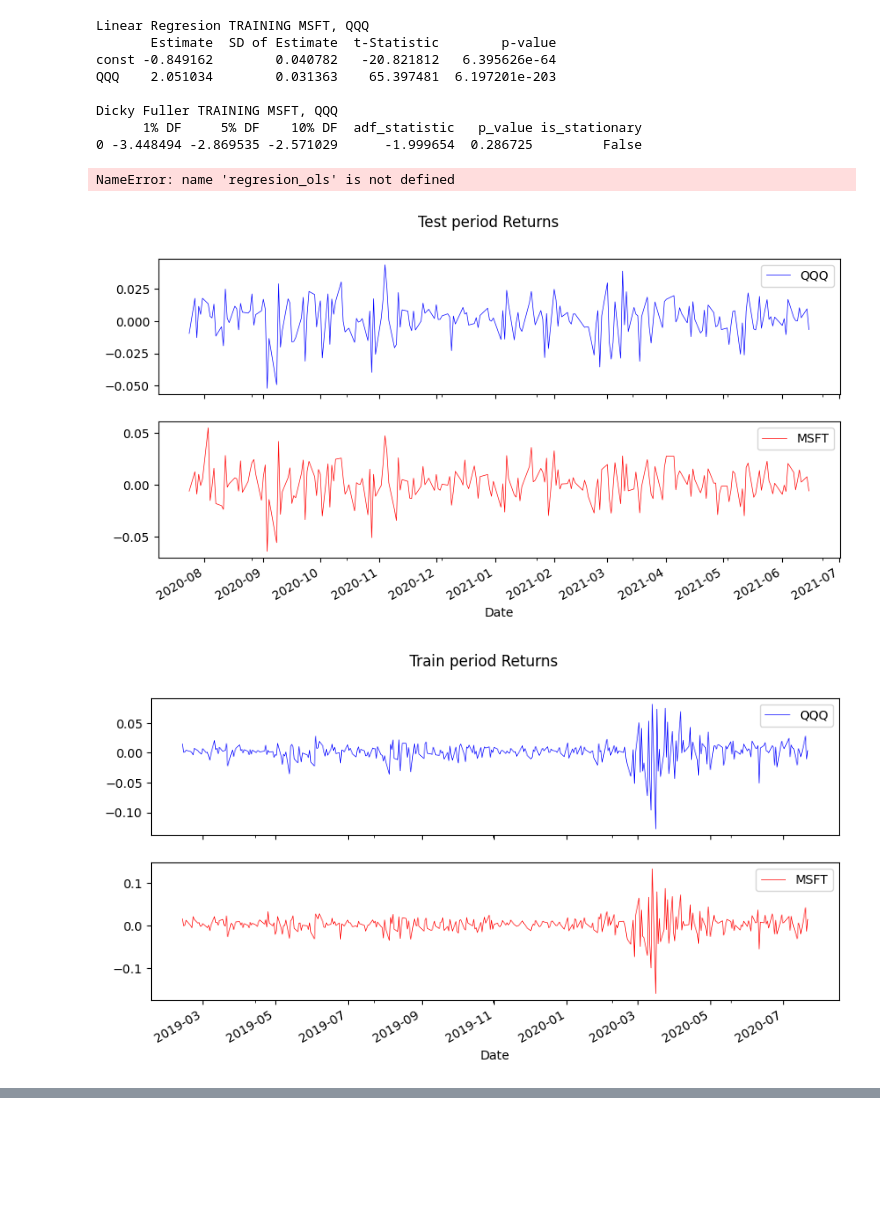
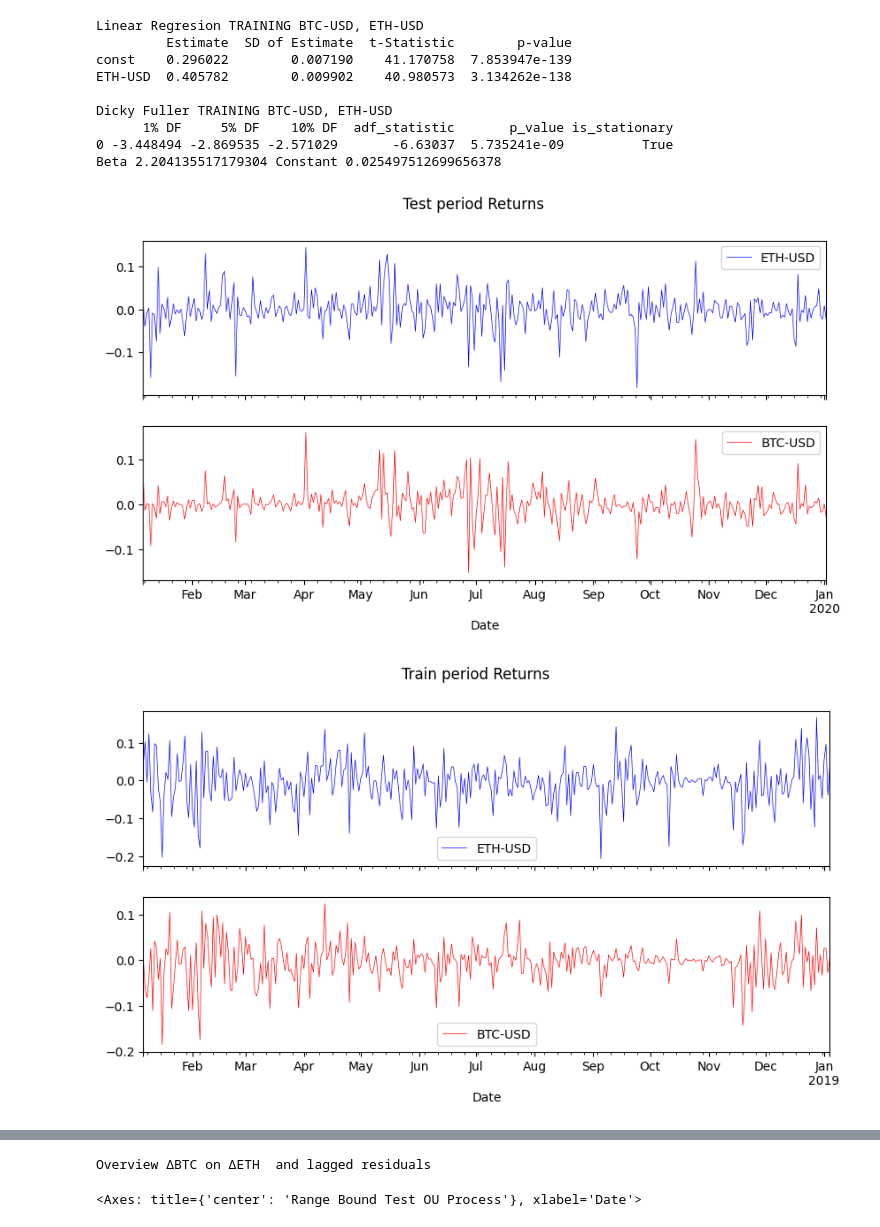
Before and after one commit to george-lyons/PairsTrading, a Jupyter notebook: test_report_set.ipynb, the cells around one changed output, grey strips where cells are left out. Saved outputs shown, nothing was run; the diff lists cells and outputs as text; code cells hidden in the pictures; blank space fills up the shorter version.

```diff
--- a/test_report_set.ipynb
+++ b/test_report_set.ipynb
@@ -18,7 +22,7 @@ import statsmodels.api as sm
 # %%
 # tickers = ["DPZ", "AAPL", "GOOG", "AMD", "GME", "SPY", "NFLX", "BA", "WMT", "GS", "XOM", "META", "BRK-B", "MSFT", "QQQ"]
-# tickers = ["BTC-USD", "ETH-USD"]
-tickers = ["MSFT", "QQQ"]
+tickers = ["BTC-USD", "ETH-USD"]
+# tickers = ["MSFT", "QQQ"]
 
 start_date = datetime(2018, 1, 1)
 end_date = datetime(2024, 1, 27)
@@ -53,11 +140,11 @@ tickData.head(50)
 # %%
 import matplotlib.pyplot as plt
 
-y_norm = normalize_start_1(tickData['MSFT'])
-x_norm = normalize_start_1(tickData['QQQ'])
+y_norm = normalize_start_1(tickData['BTC-USD'])
+x_norm = normalize_start_1(tickData['ETH-USD'])
 
-# x_train, y_train, x_test, y_test = get_pivoted_test_train_data(y_norm, x_norm, end_look_back_date='2019-01-03', lookback_period=365)
-x_train, y_train, x_test, y_test = get_pivoted_test_train_data(y_norm, x_norm, end_look_back_date='2020-01-03', lookback_period=365)
+x_train, y_train, x_test, y_test = get_pivoted_test_train_data(y_norm, x_norm, end_look_back_date='2019-01-03', lookback_period=365)
+# x_train, y_train, x_test, y_test = get_pivoted_test_train_data(y_norm, x_norm, end_look_back_date='2020-01-03', lookback_period=365)
 
 pair = TradingPair(x_train, y_train, x_test, y_test)
 
@@ -83,7 +170,7 @@ print('Dicky Fuller TRAINING', pair.name)
 print(pair.adf_lookback_df)
 
 
-from src.cointegration.linear_regression import regresion_ols
+from statsmodels.regression.linear_model import OLS
 regression_test = regresion_ols(y_test, x_test)
 regression_test.fit()
 # self.linear_regression_training_df = regression.df_results
@@ -141,11 +228,11 @@ TODO TRADE STRAT
-Linear Regresion TRAINING MSFT, QQQ
-       Estimate  SD of Estimate  t-Statistic        p-value
-const -0.849162        0.040782   -20.821812   6.395626e-64
-QQQ    2.051034        0.031363    65.397481  6.197201e-203
+Linear Regresion TRAINING BTC-USD, ETH-USD
+         Estimate  SD of Estimate  t-Statistic        p-value
+const    0.296022        0.007190    41.170758  7.853947e-139
+ETH-USD  0.405782        0.009902    40.980573  3.134262e-138
 
-Dicky Fuller TRAINING MSFT, QQQ
-      1% DF     5% DF    10% DF  adf_statistic   p_value is_stationary
-0 -3.448494 -2.869535 -2.571029      -1.999654  0.286725         False
+Dicky Fuller TRAINING BTC-USD, ETH-USD
+      1% DF     5% DF    10% DF  adf_statistic       p_value is_stationary
+0 -3.448494 -2.869535 -2.571029       -6.63037  5.735241e-09          True
+Beta 2.204135517179304 Constant 0.025497512699656378
-NameError: name 'regresion_ols' is not defined
-[figure, old version]
+[figure, new version]
-[figure, old version]
+[figure, new version]
@@ -151,0 +241,2 @@ NameError: name 'regresion_ols' is not defined
+Overview ΔBTC on ΔETH  and lagged residuals
+<Axes: title={'center': 'Range Bound Test OU Process'}, xlabel='Date'>
```
Also changed, not shown: parts of 9 cells of this notebook, 2 other files.
